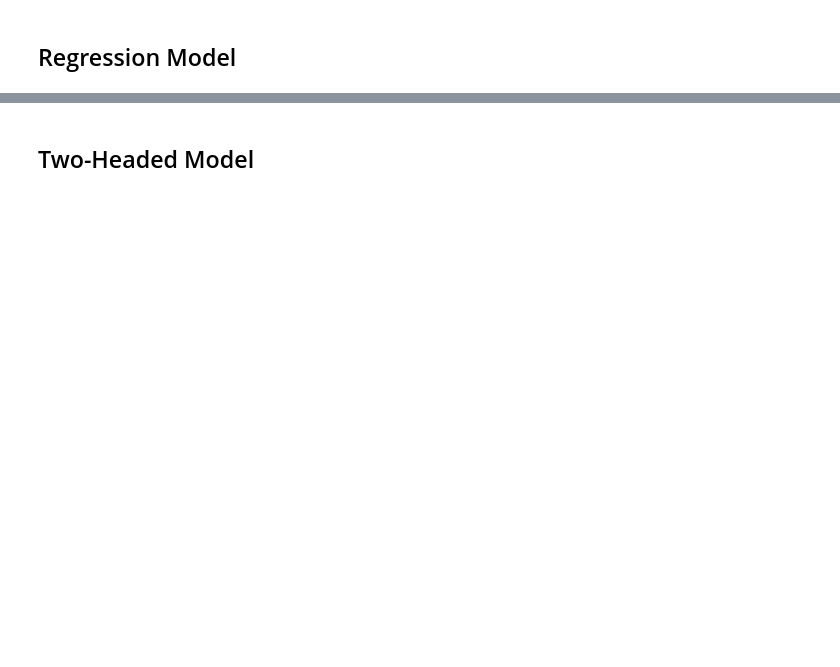
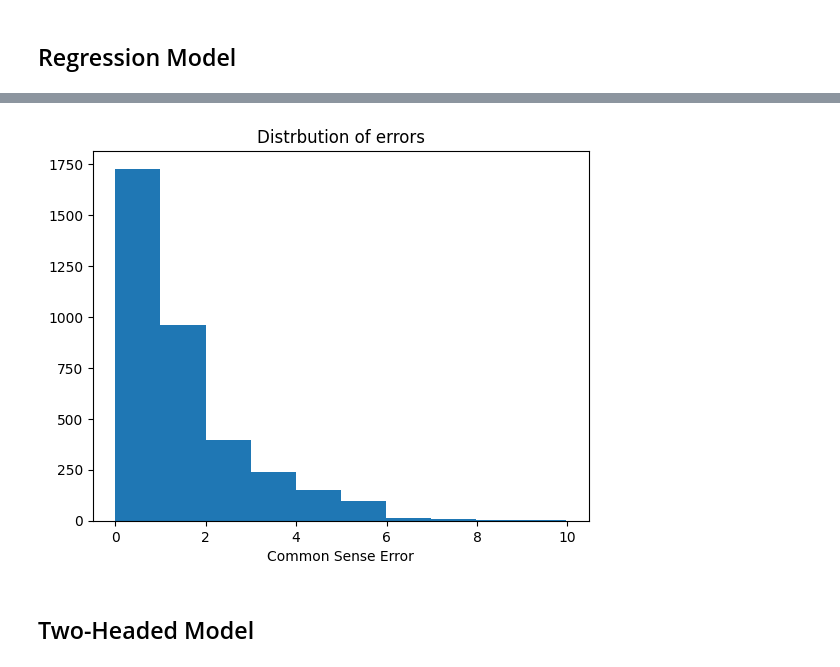
Before and after one commit to rajatvarma/IDL, a Jupyter notebook: Assignment 1/Task 2.ipynb, the cells around one changed output, grey strips where cells are left out. Saved outputs shown, nothing was run; the diff lists cells and outputs as text; code cells hidden in the pictures; blank space fills up the shorter version.

```diff
--- a/Assignment 1/Task 2.ipynb
+++ b/Assignment 1/Task 2.ipynb
@@ -249,0 +275,9 @@ print(accuracy*100, '%')
+# %%
+# Measuring accuracy within 1 minute of the true time
+reg_preds = model_regression.predict(test_images)
+total_error_time = 0
+for i in range(len(test_images)):
+    error = float(common_sense_error(test_labels_reg[i], reg_preds[i]))
+    total_error_time += round(error, 4)
+average_error_time = round(total_error_time/len(test_images), 4)
+print("Average common sense error is", average_error_time//1, "hours", (average_error_time%1)*60, "minutes")
@@ -250,2 +287,10 @@ print(accuracy*100, '%')
+# %%
+errors = [round(float(common_sense_error(test_labels_reg[i], reg_preds[i])), 4) for i in range(len(test_images))]
+plt.hist(errors)
+plt.title("Distrbution of errors")
+plt.xlabel("Common Sense Error")
+plt.show()
+# %% [output]
+[figure, added]
 # %% [markdown]
 ## Two-Headed Model
```
Also changed, not shown: parts of 18 cells of this notebook.
